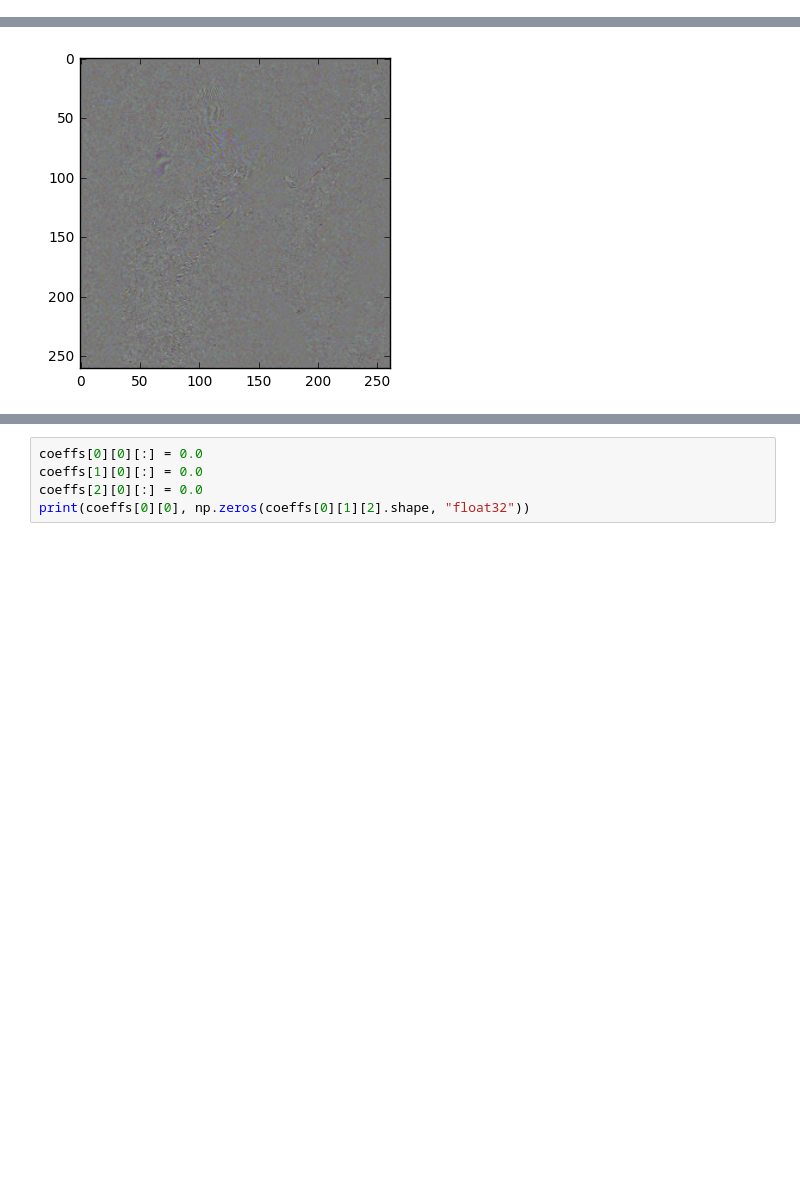
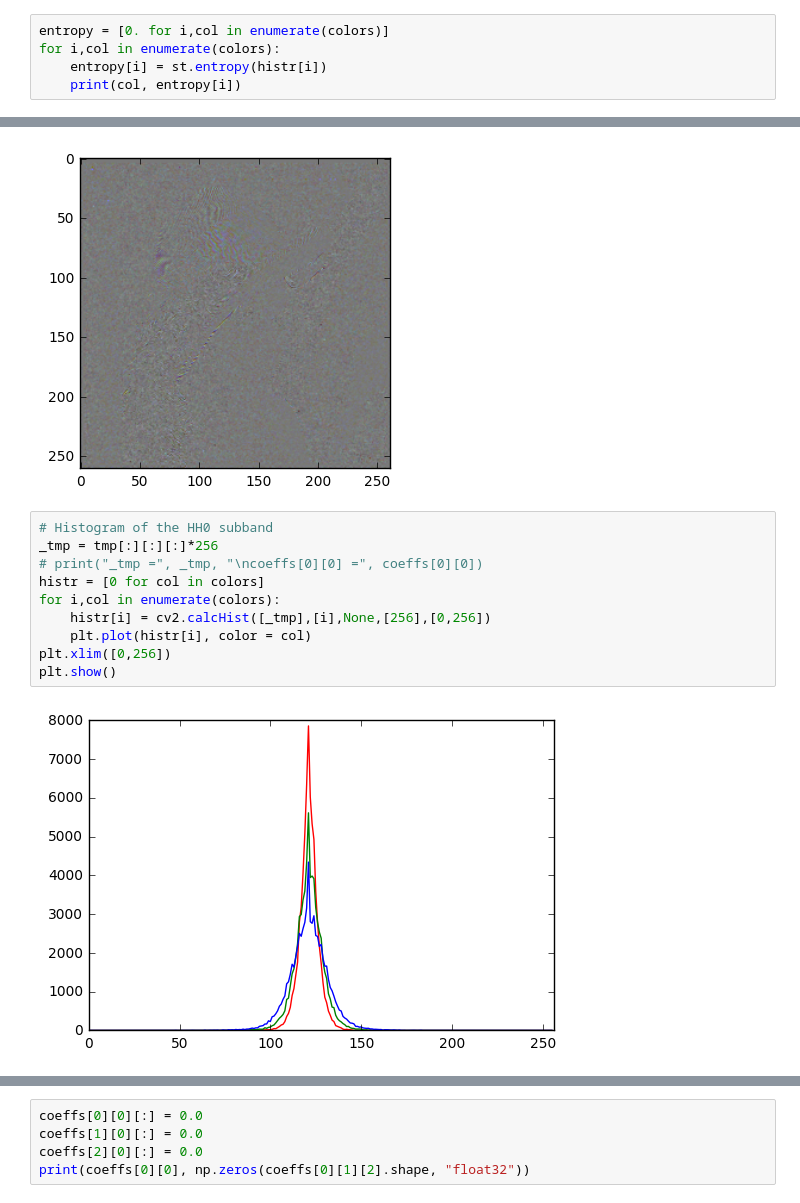
Before and after one commit to vicente-gonzalez-ruiz/pyramids-and-wavelets, a Jupyter notebook: Pyramids_and_Wavelets.ipynb, the cells around one changed output, grey strips where cells are left out. Drawn from its saved outputs; the diff is of its cells as text; blank space fills up the shorter version.

```diff
--- a/Pyramids_and_Wavelets.ipynb
+++ b/Pyramids_and_Wavelets.ipynb
@@ -482,0 +616,5 @@ plt.imshow(tmp)
+# %%
+entropy = [0. for i,col in enumerate(colors)]
+for i,col in enumerate(colors):
+    entropy[i] = st.entropy(histr[i])
+    print(col, entropy[i])
@@ -493,3 +635,15 @@ plt.imshow(tmp)
 # %% [output]
 <matplotlib.image.AxesImage at 0x...>
 [figure]
+# %%
+# Histogram of the HH0 subband
+_tmp = tmp[:][:][:]*256
+# print("_tmp =", _tmp, "\ncoeffs[0][0] =", coeffs[0][0])
+histr = [0 for col in colors]
+for i,col in enumerate(colors):
+    histr[i] = cv2.calcHist([_tmp],[i],None,[256],[0,256])
+    plt.plot(histr[i], color = col)
+plt.xlim([0,256])
+plt.show()
+# %% [output]
+[figure, added]
```
Also changed, not shown: parts of 18 cells of this notebook.
